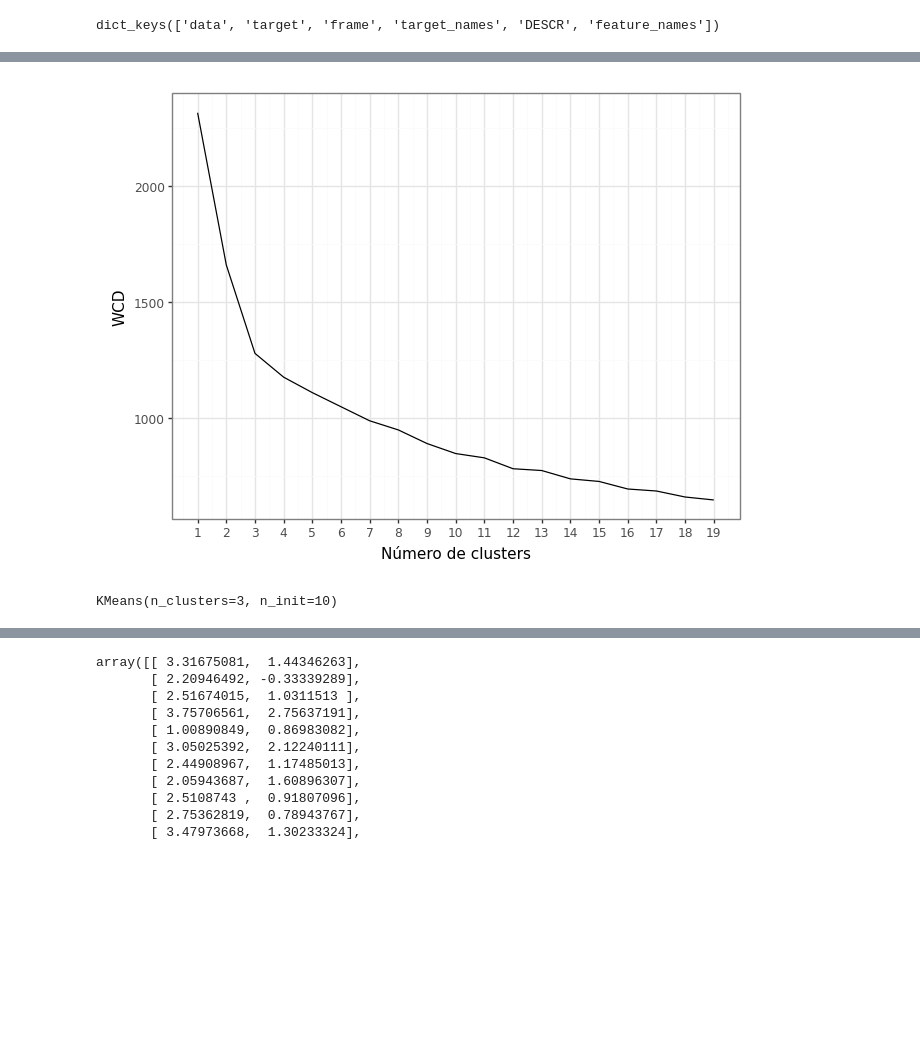
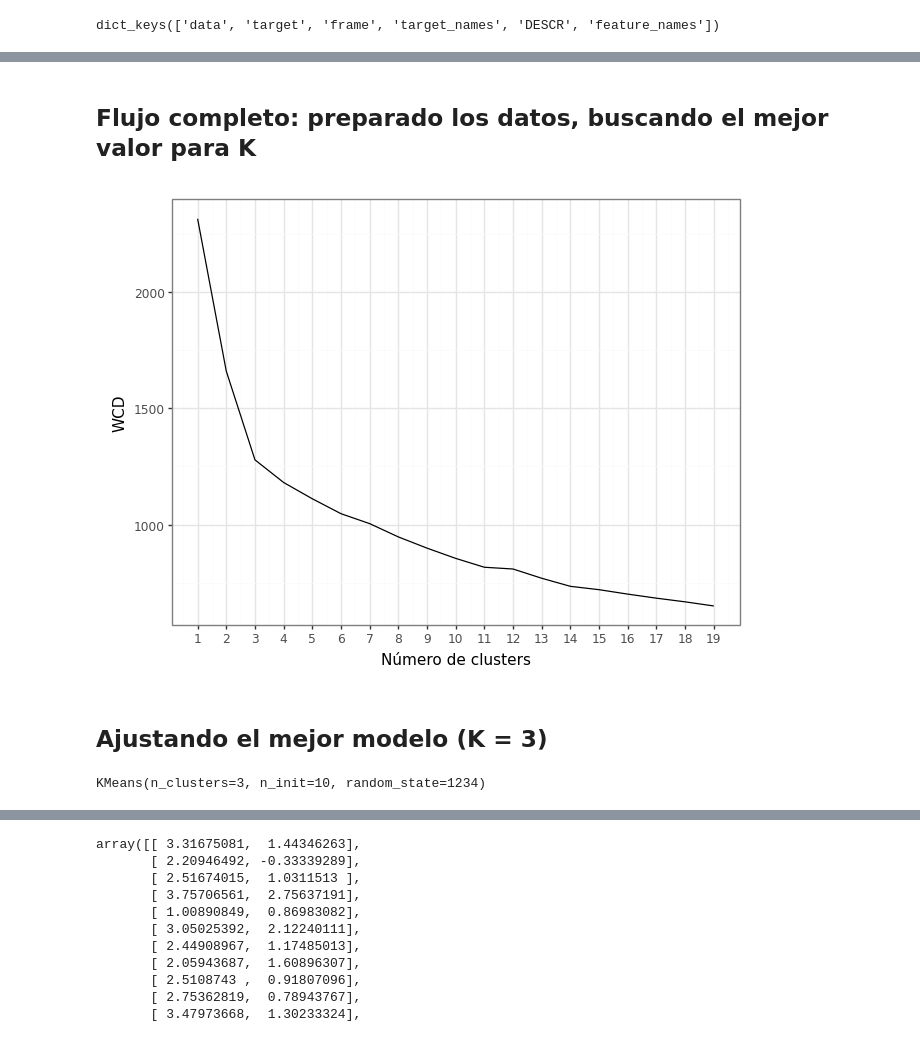
Before and after one commit to maalid/DS_MII_2025-20, a Jupyter notebook: clases/C2/02 kmeans.ipynb, the cells around one changed output, grey strips where cells are left out. Cells and saved outputs as stored; diff of their text form; code cells hidden in the pictures; blank space fills up the shorter version.

```diff
--- a/clases/C2/02 kmeans.ipynb
+++ b/clases/C2/02 kmeans.ipynb
@@ -269,8 +293,9 @@ numK = 20
 
 for k in range(1, numK):
     # Creando el modelo
-    kmeans = KMeans(n_clusters = k,
-                    n_init     = 10)
+    kmeans = KMeans(n_clusters   = k,
+                    n_init       = 10,
+                    random_state = 1234)
 
     # Entrenando el modelo
     kmeans.fit(X = iris.data)
@@ -278,5 +303,5 @@ for k in range(1, numK):
     # Obteniendo el valor del within cluster distance
     sse.append(kmeans.inertia_)
 
-print(sse)
+sse
 # %% [output]
@@ -333,10 +400,11 @@ sse_scaled  = []
 numK        = 20
 
 for k in range(1, numK):
-    kmeans = KMeans(n_clusters = k,
-                    n_init     = 10)
+    kmeans = KMeans(n_clusters   = k,
+                    n_init       = 10,
+                    random_state = 1234)
     kmeans.fit(X = scaled_features)
     sse_scaled.append(kmeans.inertia_)
 
-print(sse_scaled)
+sse_scaled
 # %% [output]
@@ -589,6 +715,8 @@ wine_df.describe()
 | 50% | 13.050000 | 1.865000 | 2.360000 | 19.500000 | 98.000000 | 2.355000 | 2.135000 | 0.340000 | 1.555000 | 4.690000 | 0.965000 | ... |
 | 75% | 13.677500 | 3.082500 | 2.557500 | 21.500000 | 107.000000 | 2.800000 | 2.875000 | 0.437500 | 1.950000 | 6.200000 | 1.120000 | ... |
 | max | 14.830000 | 5.800000 | 3.230000 | 30.000000 | 162.000000 | 3.880000 | 5.080000 | 0.660000 | 3.580000 | 13.000000 | 1.710000 | ... |
+# %% [markdown]
+## Flujo completo: preparado los datos, buscando el mejor valor para K
 # %%
 # Escalando los datos
 from sklearn.preprocessing import StandardScaler
@@ -597,45 +725,49 @@ from sklearn.cluster import KMeans
 # Creamos un objeto de la clase StandardScaler
 scaler = StandardScaler()
 
 # Transformamos los datos
 scaled_features = scaler.fit_transform(X = wine.data)
 
 # Buscando el número de clusters
 sse        = []
 maxCluster = 20
 
 for k in range(1, maxCluster):
 
-    kmeans = KMeans(n_clusters = k,
-                    n_init     = 10)
+    kmeans = KMeans(n_clusters   = k,
+                    n_init       = 10,
+                    random_state = 1234)
 
     kmeans.fit(X = scaled_features)
     sse.append(kmeans.inertia_)
 
 wcd_df = pd.DataFrame(data    = range(1, maxCluster),
                       columns = ["numK"])
 
 wcd_df["sse"] = sse
 
 (
     ptn.ggplot(data = wcd_df) +
     ptn.aes(x = "numK", y = "sse") +
     ptn.theme_bw() +
     ptn.geom_line() +
     ptn.labs(x = "Número de clusters", y = "WCD") +
     ptn.scale_x_continuous(breaks = range(1, maxCluster))
 )
 # %% [output]
-[figure, old version]
+[figure, new version]
+# %% [markdown]
+## Ajustando el mejor modelo (K = 3)
 # %%
 # Aplicando el número de clusters seleccionado
 selectedCluster = 3
-kmeans = KMeans(n_clusters = selectedCluster,
-                n_init     = 10)
+kmeans = KMeans(n_clusters   = selectedCluster,
+                n_init       = 10,
+                random_state = 1234)
 
 kmeans.fit(X = scaled_features)
 # %% [output]
-KMeans(n_clusters=3, n_init=10)
+KMeans(n_clusters=3, n_init=10, random_state=1234)
 # %%
 pd.Series(kmeans.labels_).value_counts()
 # %% [output]
```
Also changed, not shown: parts of 69 cells of this notebook, 8 other files.
